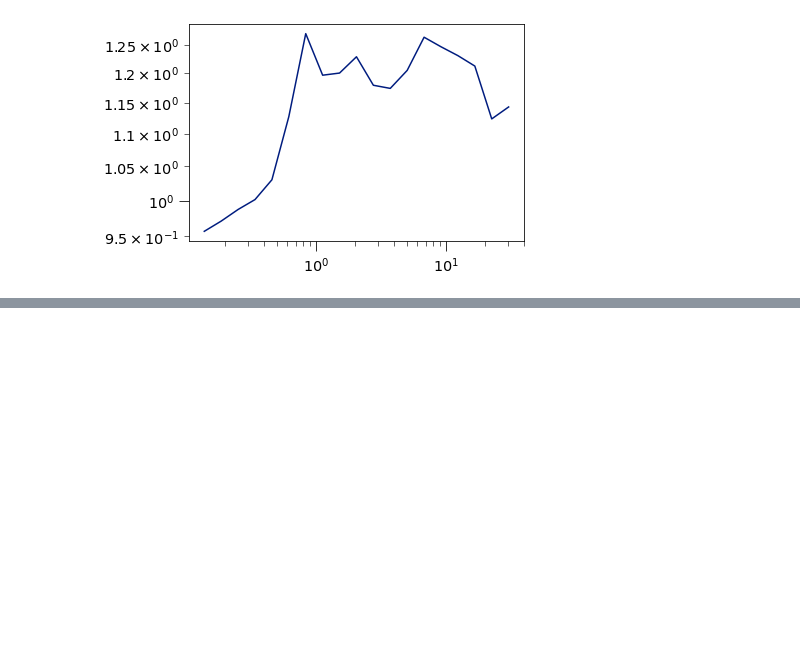
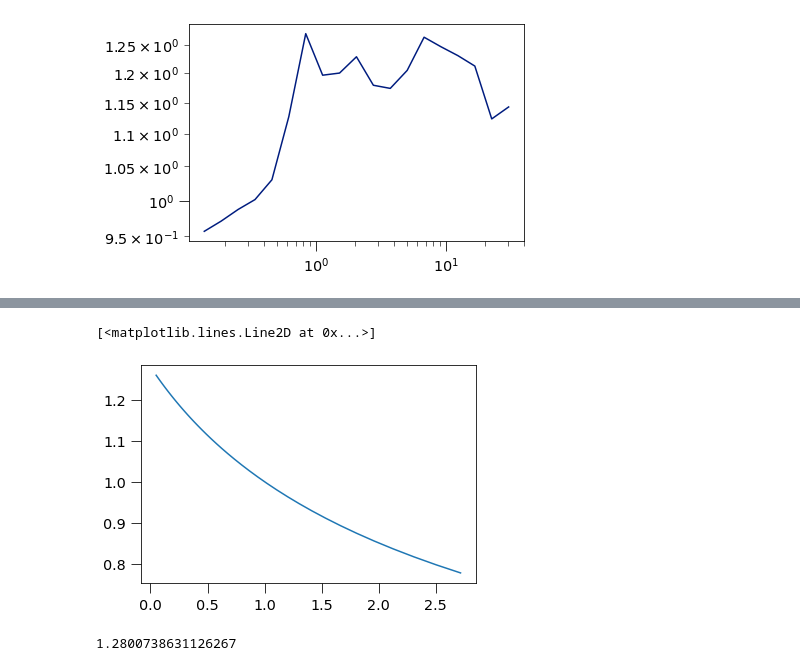
Before and after one commit to ItayBM/NeutrinoFogs, a Jupyter notebook: NeutrinoFogElectroWIMPs.ipynb, the cells around one changed output, grey strips where cells are left out. Drawn from its saved outputs; the diff is of its cells as text; code cells hidden in the pictures; blank space fills up the shorter version.

```diff
--- a/NeutrinoFogElectroWIMPs.ipynb
+++ b/NeutrinoFogElectroWIMPs.ipynb
@@ -1284,0 +1269,9 @@ plt.yscale('log')
+# %%
+plt.plot(np.exp(np.linspace(-3,1)),exclusiontest(2.3,np.exp(np.linspace(-3,1))))
+# %% [output]
+[<matplotlib.lines.Line2D at 0x...>]
+[figure, added]
+# %%
+exclusiontest(2.3,0.00001)
+# %% [output]
+1.2800738631126267
```
Also changed, not shown: parts of 17 cells of this notebook, 9 other files.
